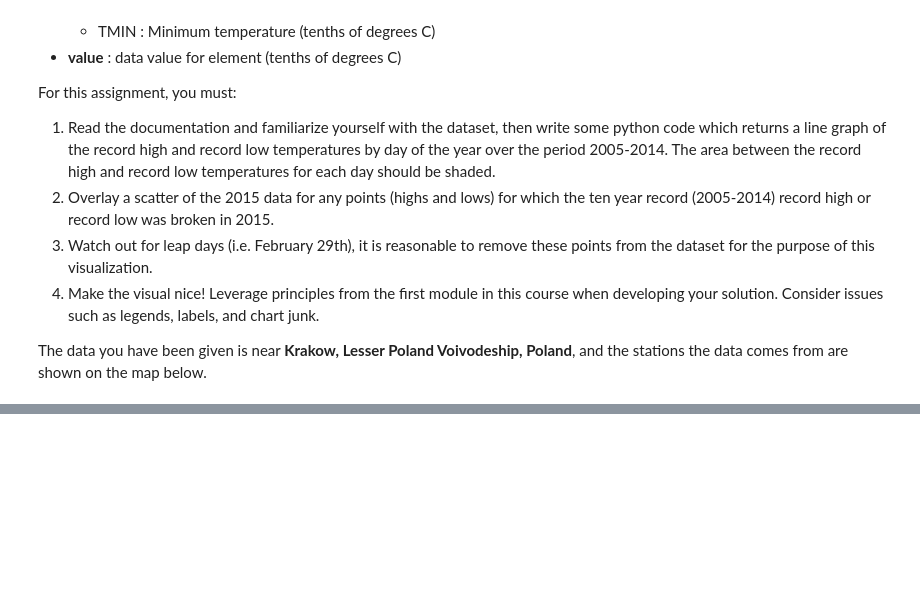
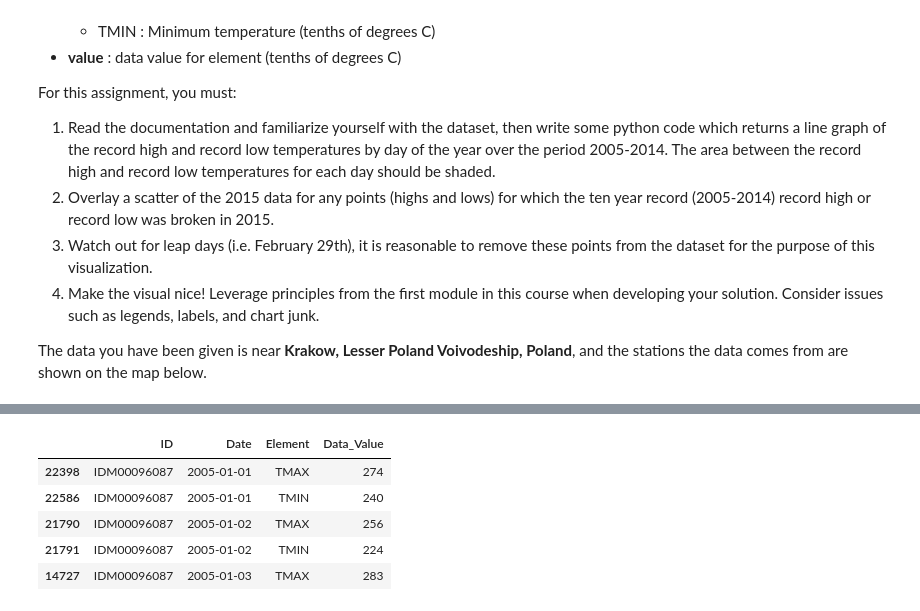
Before and after one commit to jm0077/Applied-Plotting-Charting-And-Data-Representation-in-Python, a Jupyter notebook: week2/Assignment2.ipynb, the cells around one changed output, grey strips where cells are left out. Drawn from its saved outputs; the diff is of its cells as text; code cells hidden in the pictures; blank space fills up the shorter version.

```diff
--- a/week2/Assignment2.ipynb
+++ b/week2/Assignment2.ipynb
@@ -49,0 +56,9 @@ leaflet_plot_stations(50,'71be2270383ad4c9c76977a883a933a7c8c3bb514287df4152fb25
+# %%
+df.sort(['ID','Date']).head()
+# %% [output]
+|  | ID | Date | Element | Data_Value |
+| 22398 | IDM00096087 | 2005-01-01 | TMAX | 274 |
+| 22586 | IDM00096087 | 2005-01-01 | TMIN | 240 |
+| 21790 | IDM00096087 | 2005-01-02 | TMAX | 256 |
+| 21791 | IDM00096087 | 2005-01-02 | TMIN | 224 |
+| 14727 | IDM00096087 | 2005-01-03 | TMAX | 283 |
```
Also changed, not shown: parts of 10 cells of this notebook.
